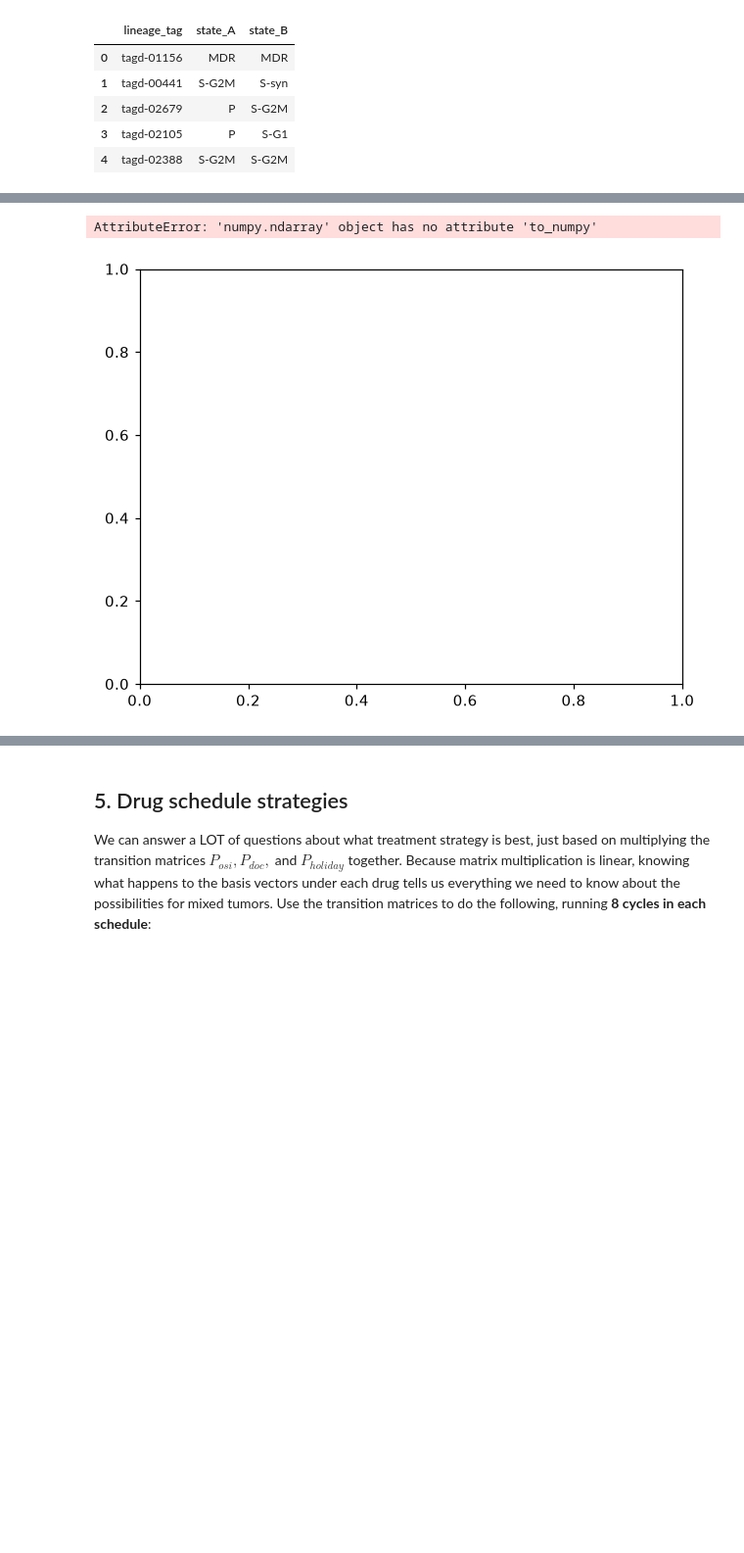
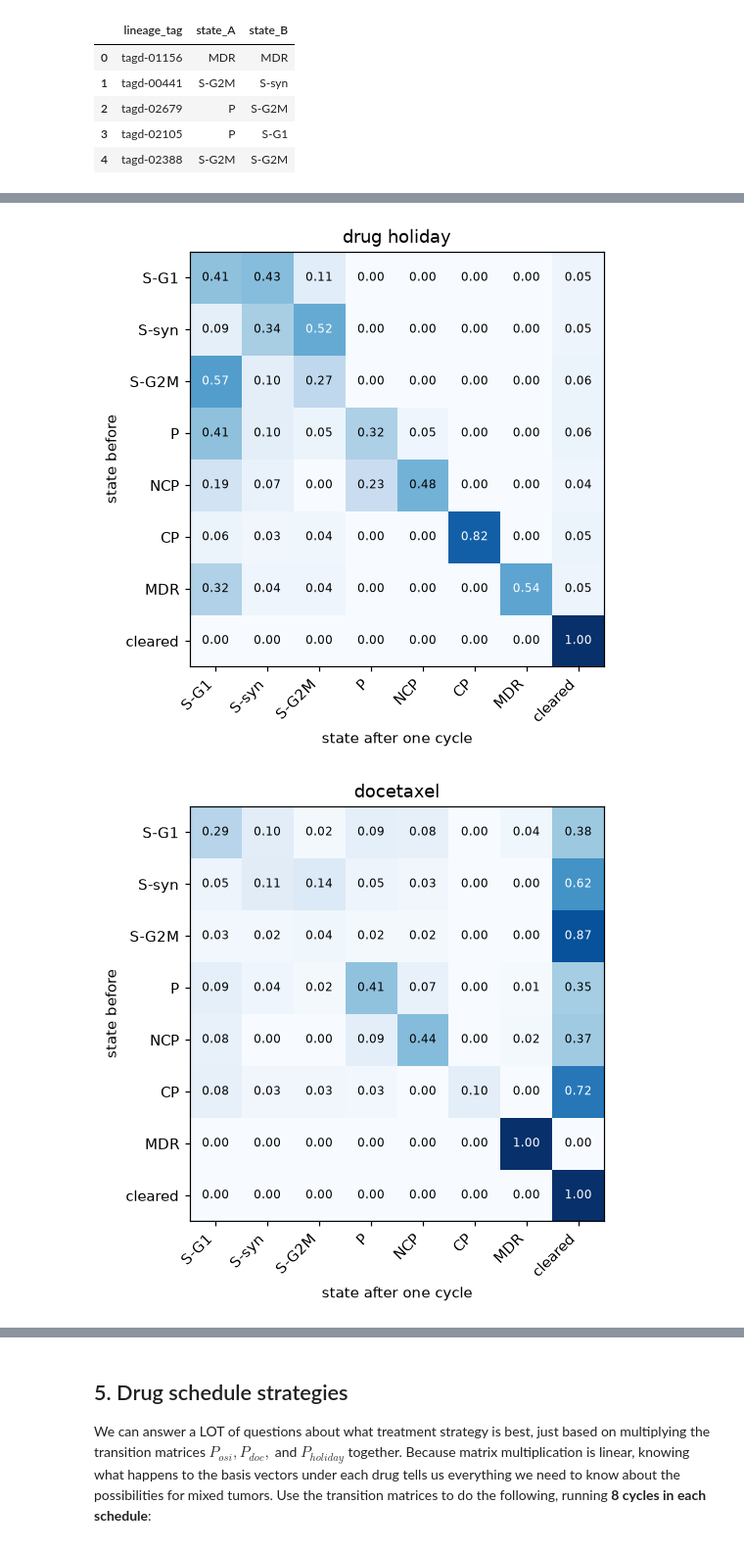
Before and after one commit to evanblizzard/uu_markov, a Jupyter notebook: lab_2/Lab09_markov_chain_cells.ipynb, the cells around one changed output, grey strips where cells are left out. Shown at 98% size. Drawn from its saved outputs; the diff is of its cells as text; code cells hidden in the pictures; blank space fills up the shorter version.

```diff
--- a/lab_2/Lab09_markov_chain_cells.ipynb
+++ b/lab_2/Lab09_markov_chain_cells.ipynb
@@ -390,7 +419,7 @@ doc_pairs.head()
 # %%
 doc_counts = (pd.crosstab(doc_pairs.state_A, doc_pairs.state_B)
               .reindex(index=STATES, columns=OUTCOMES, fill_value=0))
-P_doc = doc_counts.div(doc_counts.sum(axis=1), axis=0).to_numpy()
+P_doc = doc_counts.div(doc_counts.sum(axis=1), axis=0)
 # %%
 print("transition counts:")
 display(doc_counts)
@@ -418,3 +449,5 @@ array([[0.293, 0.102, 0.02 , 0.091, 0.082, 0.   , 0.035, 0.376],
+# %%
+P_doc.loc['cleared'] = pd.Series({rowname: (1 if rowname == "cleared" else 0) for rowname in P_doc.columns})
 # %%
 # holiday transition matrix
 holiday = cells[cells["experiment"] == "untreated"]
@@ -434,7 +467,7 @@ holiday_pairs.head()
 # %%
 holiday_counts = (pd.crosstab(holiday_pairs.state_A, holiday_pairs.state_B)
                   .reindex(index=STATES, columns=OUTCOMES, fill_value=0))
-P_holiday = holiday_counts.div(holiday_counts.sum(axis=1), axis=0).to_numpy()
+P_holiday = holiday_counts.div(holiday_counts.sum(axis=1), axis=0)
 # %%
 print("transition counts:")
 display(holiday_counts)
@@ -462,8 +497,11 @@ array([[0.412, 0.431, 0.107, 0.   , 0.   , 0.   , 0.   , 0.05 ],
+# %%
+P_holiday.loc["cleared"] = pd.Series({rowname: (1 if rowname == "cleared" else 0) for rowname in P_holiday.columns})
 # %%
 #Plot the transition matrices for docetaxel and the drug holiday.
 show_matrix(P_holiday, title="drug holiday")
+show_matrix(P_doc, title="docetaxel")
 # %% [output]
-AttributeError: 'numpy.ndarray' object has no attribute 'to_numpy'
-[figure, old version]
+[figure, new version]
+[figure, added]
 # %%
 # Simulate the evolution of pi_mix under docetaxel
```
Also changed, not shown: parts of 20 cells of this notebook.
